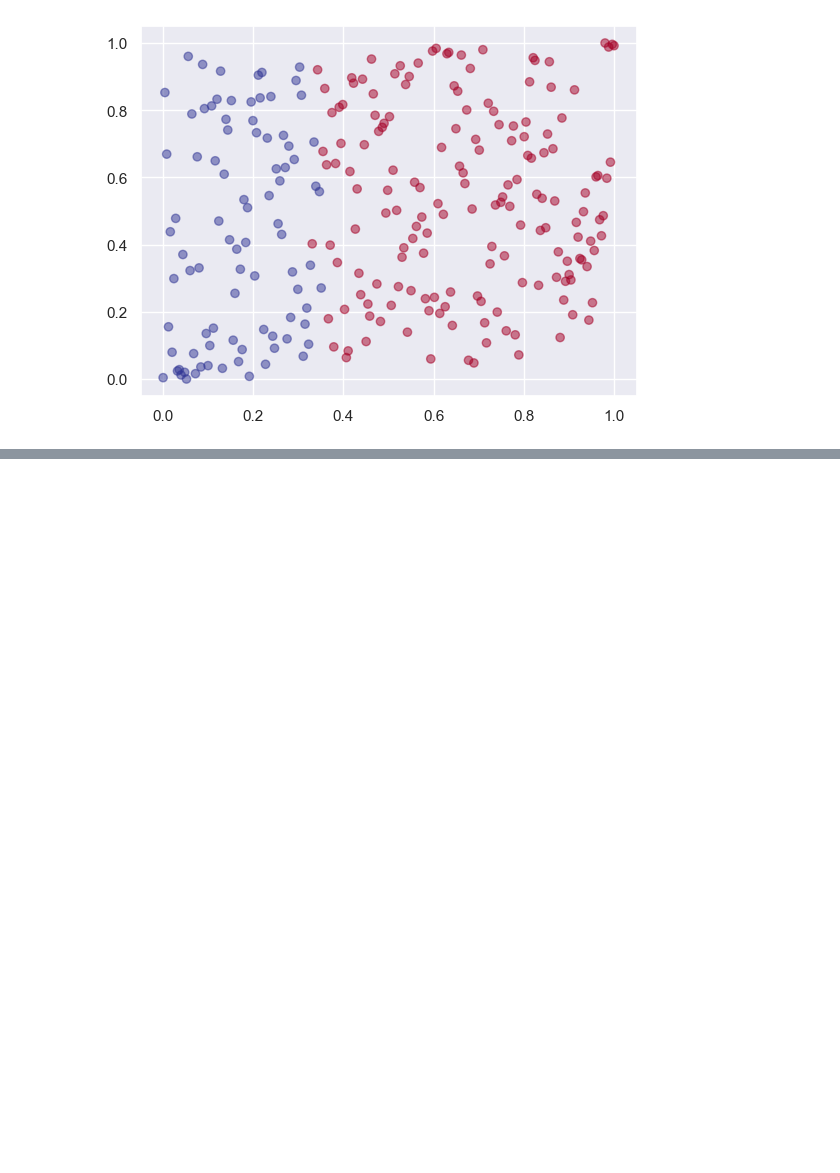
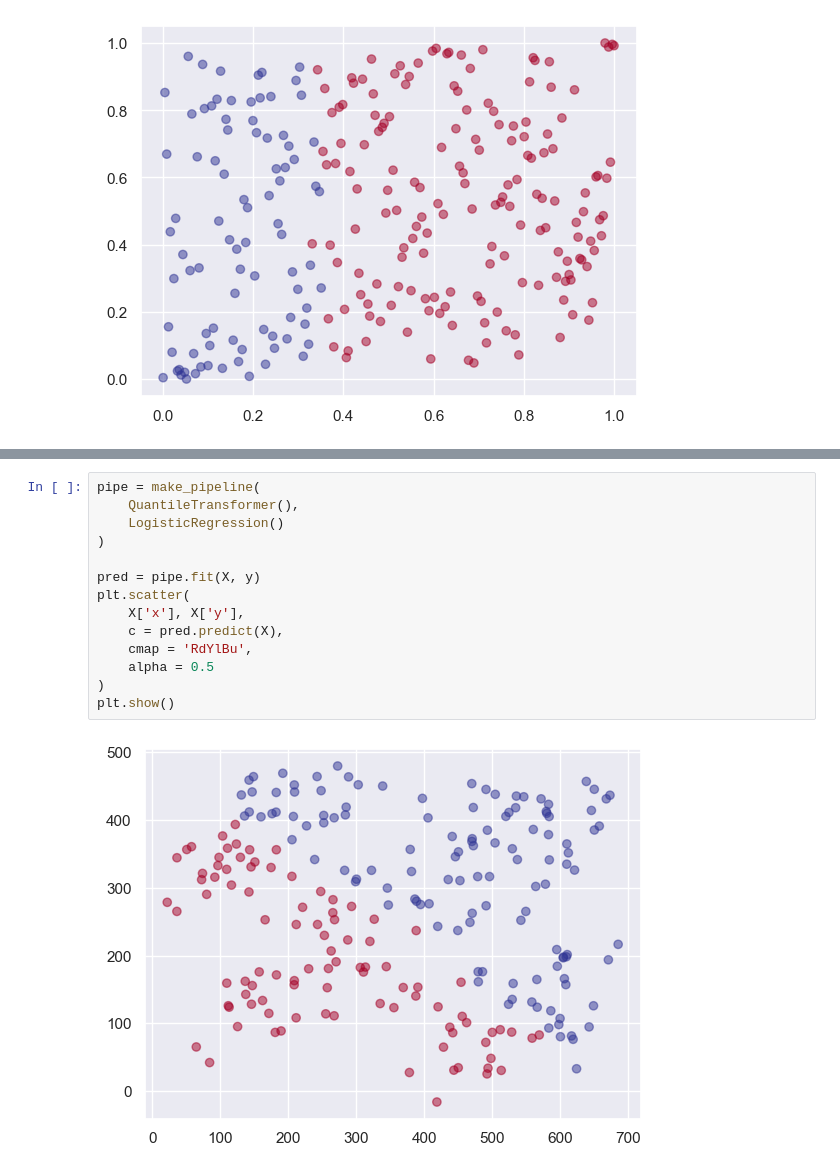
Before and after one commit to yoichiojima/personal-project, a Jupyter notebook: notebook/scikit-learn/scikit-learn-2.ipynb, the cells around one changed output, grey strips where cells are left out. Cells and saved outputs as stored; diff of their text form; blank space fills up the shorter version.

```diff
--- a/notebook/scikit-learn/scikit-learn-2.ipynb
+++ b/notebook/scikit-learn/scikit-learn-2.ipynb
@@ -176,0 +193,16 @@ plt.show()
+# %%
+pipe = make_pipeline(
+    QuantileTransformer(),
+    LogisticRegression()
+)
+
+pred = pipe.fit(X, y)
+plt.scatter(
+    X['x'], X['y'],
+    c = pred.predict(X),
+    cmap = 'RdYlBu',
+    alpha = 0.5
+)
+plt.show()
+# %% [output]
+[figure, added]
```
Also changed, not shown: parts of 6 cells of this notebook.
